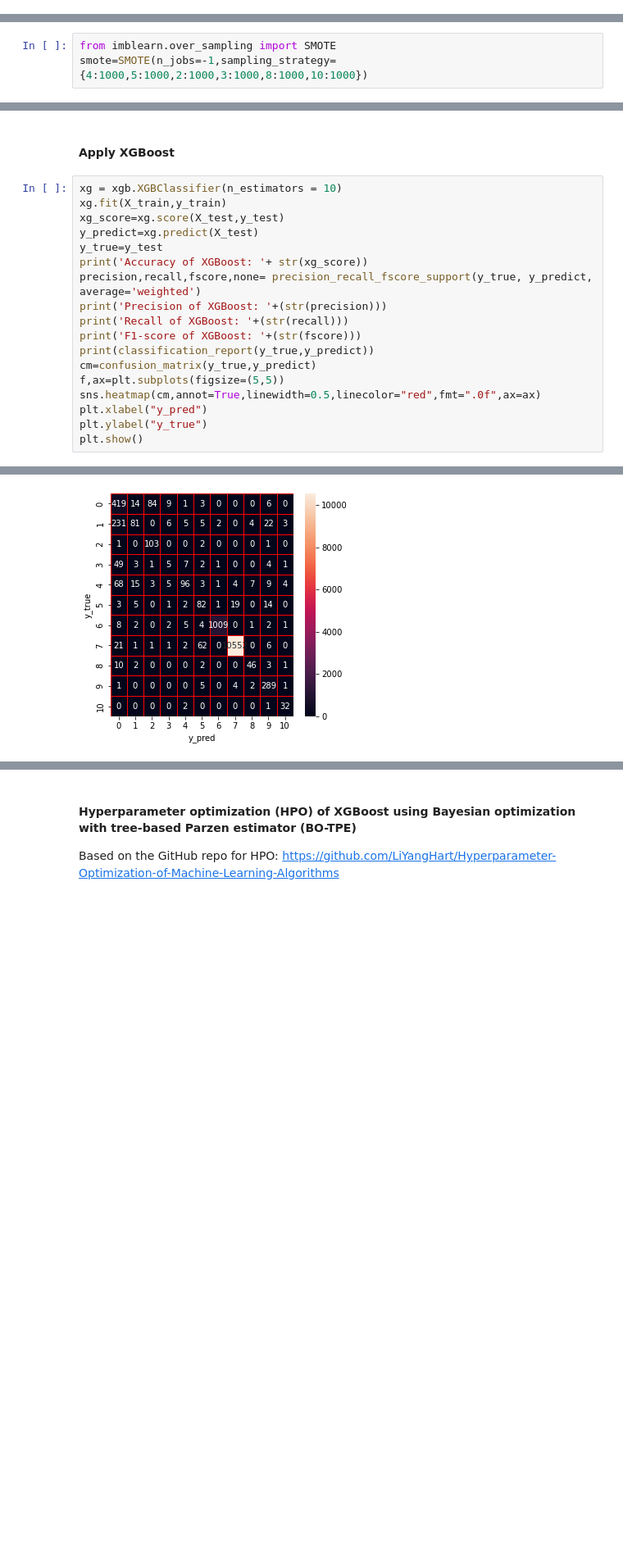
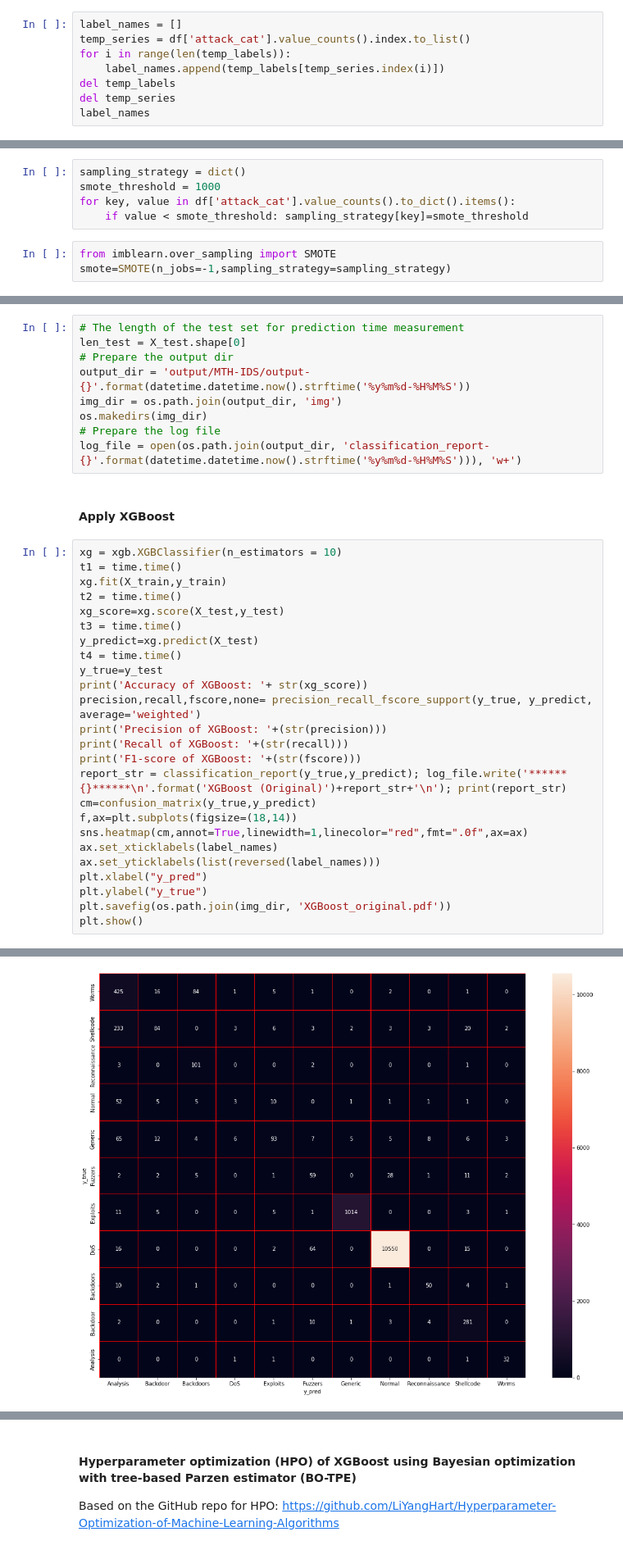
Before and after one commit to LaBaicai02/IDS_project, a Jupyter notebook: MTH-IDS_Adoptation_UNSW-NB15/MTH_IDS_Adoption_UNSW-NB15.ipynb, the cells around one changed output, grey strips where cells are left out. Shown: that part at 82% size. Cells and saved outputs as stored; diff of their text form; blank space fills up the shorter version.

Commit message:
Add prediction time measurement to MTH-IDS

```diff
--- a/MTH-IDS_Adoptation_UNSW-NB15/MTH_IDS_Adoption_UNSW-NB15.ipynb
+++ b/MTH-IDS_Adoptation_UNSW-NB15/MTH_IDS_Adoption_UNSW-NB15.ipynb
@@ -127,3 +131,11 @@ df['attack_cat'].value_counts()
 2         534
 10        174
 Name: attack_cat, dtype: int64
+# %%
+label_names = []
+temp_series = df['attack_cat'].value_counts().index.to_list()
+for i in range(len(temp_labels)):
+    label_names.append(temp_labels[temp_series.index(i)])
+del temp_labels
+del temp_series
+label_names
@@ -297,9 +341,14 @@ pd.Series(y_train).value_counts()
 dtype: int64
 # %% [markdown]
 ### SMOTE to solve class-imbalance
+# %%
+sampling_strategy = dict()
+smote_threshold = 1000
+for key, value in df['attack_cat'].value_counts().to_dict().items():
+    if value < smote_threshold: sampling_strategy[key]=smote_threshold
 # %%
 from imblearn.over_sampling import SMOTE
-smote=SMOTE(n_jobs=-1,sampling_strategy={4:1000,5:1000,2:1000,3:1000,8:1000,10:1000})
+smote=SMOTE(n_jobs=-1,sampling_strategy=sampling_strategy)
 # %%
 X_train, y_train = smote.fit_sample(X_train, y_train)
 # %%
@@ -321,24 +373,40 @@ dtype: int64
 ## Machine learning model training
 # %% [markdown]
 ### Training four base learners: decision tree, random forest, extra trees, XGBoost
+# %%
+# The length of the test set for prediction time measurement
+len_test = X_test.shape[0]
+# Prepare the output dir
+output_dir = 'output/MTH-IDS/output-{}'.format(datetime.datetime.now().strftime('%y%m%d-%H%M%S'))
+img_dir = os.path.join(output_dir, 'img')
+os.makedirs(img_dir)
+# Prepare the log file
+log_file = open(os.path.join(output_dir, 'classification_report-{}'.format(datetime.datetime.now().strftime('%y%m%d-%H%M%S'))), 'w+')
 # %% [markdown]
 #### Apply XGBoost
 # %%
 xg = xgb.XGBClassifier(n_estimators = 10)
+t1 = time.time()
 xg.fit(X_train,y_train)
+t2 = time.time()
 xg_score=xg.score(X_test,y_test)
+t3 = time.time()
 y_predict=xg.predict(X_test)
+t4 = time.time()
 y_true=y_test
 print('Accuracy of XGBoost: '+ str(xg_score))
 precision,recall,fscore,none= precision_recall_fscore_support(y_true, y_predict, average='weighted')
 print('Precision of XGBoost: '+(str(precision)))
 print('Recall of XGBoost: '+(str(recall)))
 print('F1-score of XGBoost: '+(str(fscore)))
-print(classification_report(y_true,y_predict))
+report_str = classification_report(y_true,y_predict); log_file.write('******{}******\n'.format('XGBoost (Original)')+report_str+'\n'); print(report_str)
 cm=confusion_matrix(y_true,y_predict)
-f,ax=plt.subplots(figsize=(5,5))
-sns.heatmap(cm,annot=True,linewidth=0.5,linecolor="red",fmt=".0f",ax=ax)
+f,ax=plt.subplots(figsize=(18,14))
+sns.heatmap(cm,annot=True,linewidth=1,linecolor="red",fmt=".0f",ax=ax)
+ax.set_xticklabels(label_names)
+ax.set_yticklabels(list(reversed(label_names)))
 plt.xlabel("y_pred")
 plt.ylabel("y_true")
+plt.savefig(os.path.join(img_dir, 'XGBoost_original.pdf'))
 plt.show()
 # %% [output]
@@ -362 +430 @@ weighted avg       0.95      0.94      0.94     13498
-[figure, old version]
+[figure, new version]
```
Also changed, not shown: parts of 117 cells of this notebook, 10 other files.
